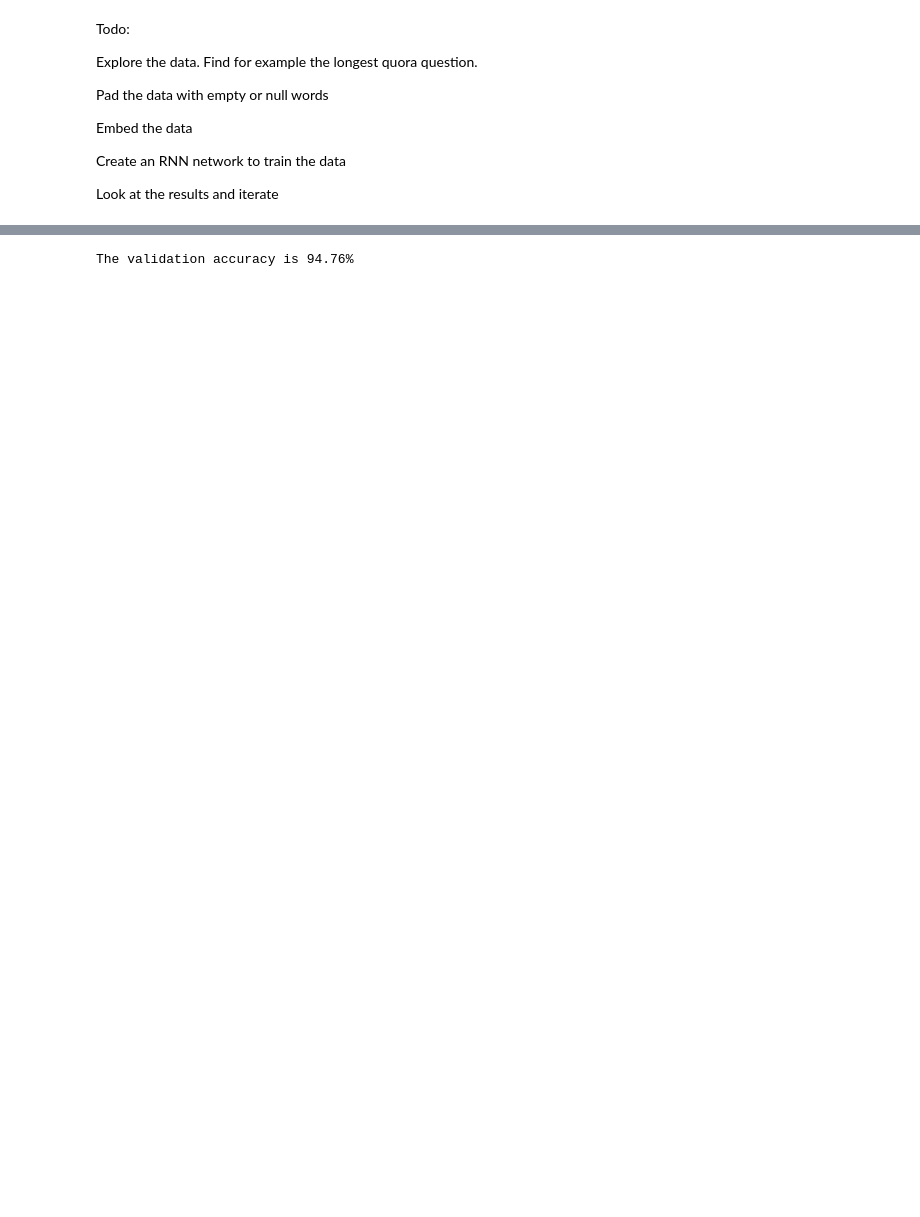
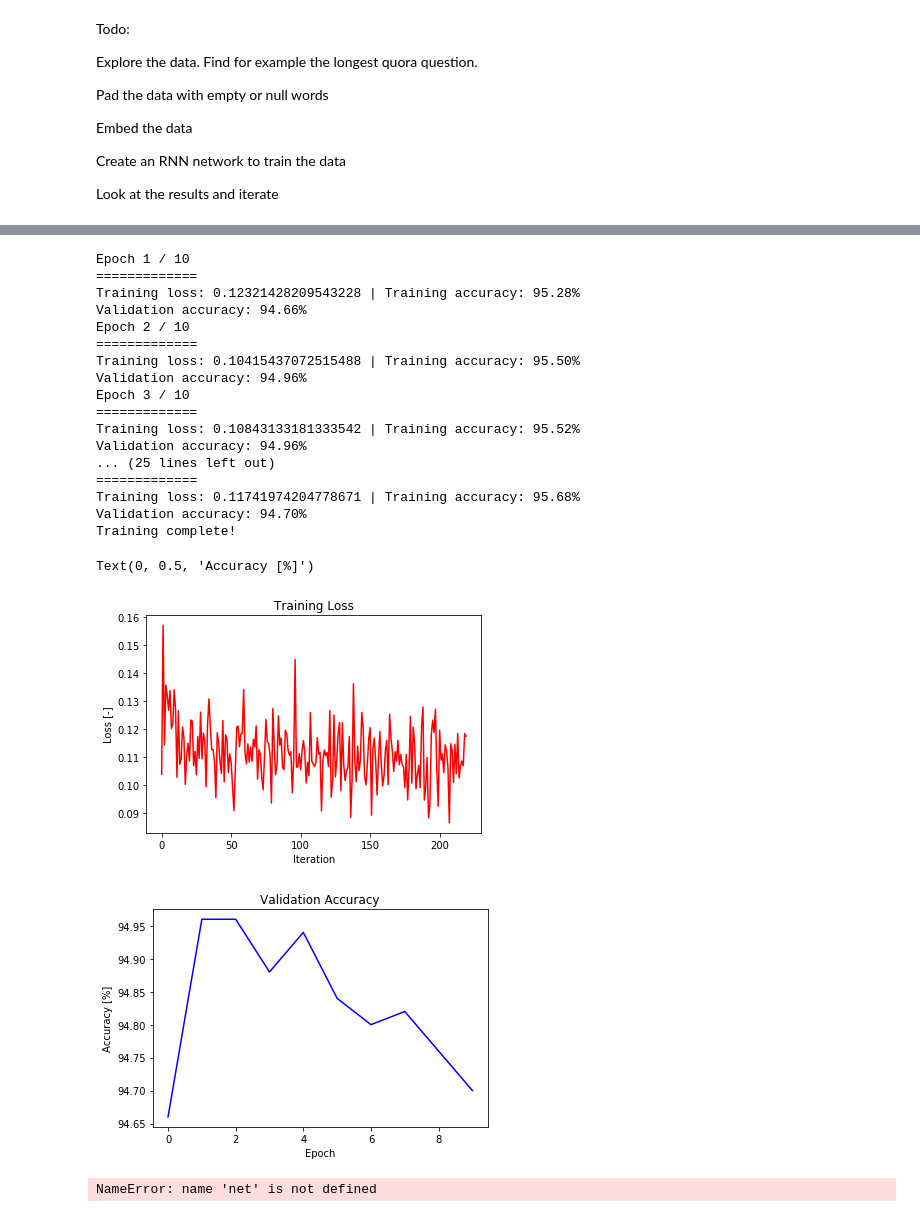
Before and after one commit to Dave-K1/Question_Classification, a Jupyter notebook: Exploration.ipynb, the cells around one changed output, grey strips where cells are left out. Cells and saved outputs as stored; diff of their text form; code cells hidden in the pictures; blank space fills up the shorter version.

```diff
--- a/Exploration.ipynb
+++ b/Exploration.ipynb
@@ -328,3 +345,42 @@ Text(0, 0.5, 'Accuracy [%]')
+# %%
+epochs = 10
+learning_rate = 0.0005
+optimizer = torch.optim.Adam(net.parameters(), lr=learning_rate, weight_decay = reg_lambda)
+loss_accuracy = train_model(training_dataset, net, criterion, train_loader, validation_loader, optimizer, epochs=epochs)
+
+## Plots
+fig = plt.figure(1)
+plt.plot(loss_accuracy['training_loss'], color="red")
+plt.title("Training Loss")
+plt.xlabel("Iteration")
+plt.ylabel("Loss [-]")
+
+fig = plt.figure(2)
+plt.plot(loss_accuracy['validation_accuracy'], color="blue")
+plt.title("Validation Accuracy")
+plt.xlabel("Epoch")
+plt.ylabel("Accuracy [%]")
+# %% [output]
+Epoch 1 / 10
+=============
+Training loss: 0.12321428209543228 | Training accuracy: 95.28%
+Validation accuracy: 94.66%
+Epoch 2 / 10
+=============
+Training loss: 0.10415437072515488 | Training accuracy: 95.50%
+Validation accuracy: 94.96%
+Epoch 3 / 10
+=============
+Training loss: 0.10843133181333542 | Training accuracy: 95.52%
+Validation accuracy: 94.96%
+... (25 lines left out)
+=============
+Training loss: 0.11741974204778671 | Training accuracy: 95.68%
+Validation accuracy: 94.70%
+Training complete!
+Text(0, 0.5, 'Accuracy [%]')
+[figure, added]
+[figure, added]
 # %%
 def Plot_Confusion_Matrix(con_mat):
 
@@ -348,10 +405,16 @@ pred = net(x)
 predicted_labels = np.where(pred > 0.5, 1, 0)
 testing_labels = np.array(validation['target'])
 accuracy = accuracy_score(testing_labels, predicted_labels)
+precision = precision_score(testing_labels, predicted_labels)
+recall = recall_score(testing_labels, predicted_labels)
+f1 = f1_score(testing_labels, predicted_labels)
 
 print('The validation accuracy is {:.2f}%'.format(accuracy*100))
+print('The validation precision is {:.2f}'.format(precision))
+print('The validation recall is {:.2f}'.format(recall))
+print('The validation f1 score is {:.2f}'.format(f1))
 # %% [output]
-The validation accuracy is 94.76%
+NameError: name 'net' is not defined
 # %%
 con_mat = confusion_matrix(testing_labels, predicted_labels)
 #con_mat = confusion_matrix([0, 1, 1, 0], [1, 1, 1, 0])
```
Also changed, not shown: parts of 19 cells of this notebook.
